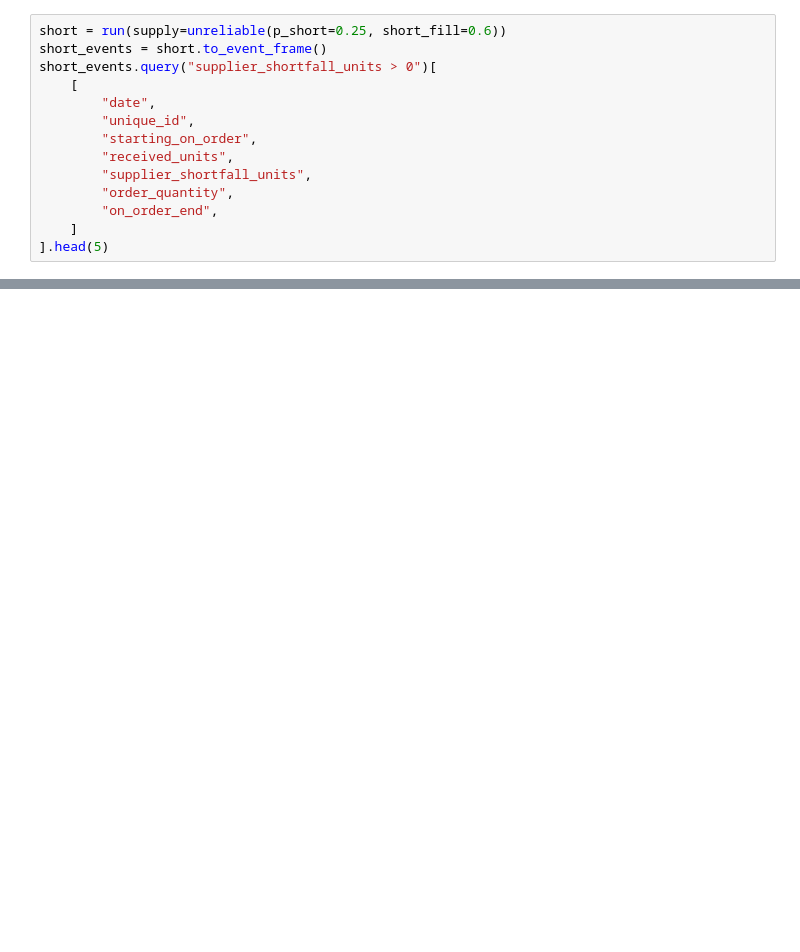
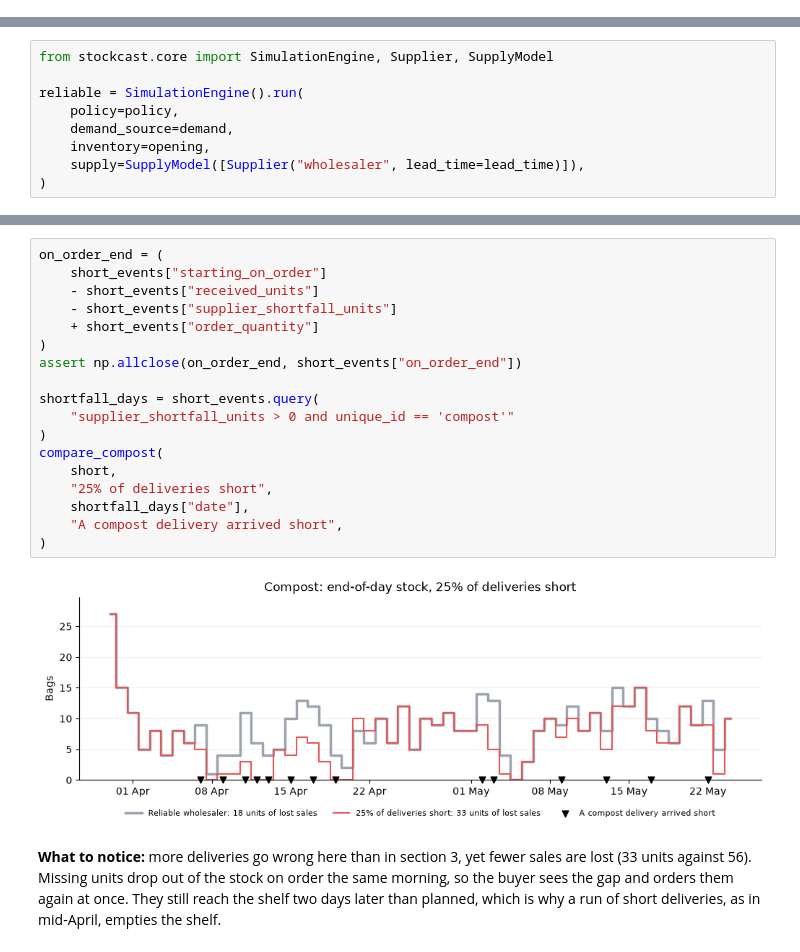
Before and after one commit to FilTheo/stockcast, a Jupyter notebook: examples/notebooks/05f_unreliable_supplier.ipynb, the cells around one changed output, grey strips where cells are left out. Cells and saved outputs as stored; diff of their text form; blank space fills up the shorter version.

Commit message:
Notebook 05f: explicit engine calls, a plot per supplier problem, no warm-up, no duplicate API comparison or expedite section
Co-Authored-By: Claude Opus 5.5 <noreply@anthropic.com>

```diff
--- a/examples/notebooks/05f_unreliable_supplier.ipynb
+++ b/examples/notebooks/05f_unreliable_supplier.ipynb
@@ -371,14 +0,0 @@ Now lateness is off and one delivery in four arrives only 60% full. The missing
-# %%
-short = run(supply=unreliable(p_short=0.25, short_fill=0.6))
-short_events = short.to_event_frame()
-short_events.query("supplier_shortfall_units > 0")[
-    [
-        "date",
-        "unique_id",
-        "starting_on_order",
-        "received_units",
-        "supplier_shortfall_units",
-        "order_quantity",
-        "on_order_end",
-    ]
-].head(5)
@@ -769,0 +138,9 @@ Every supplier problem adds lost sales, because the target still plans for an on
+# %%
+from stockcast.core import SimulationEngine, Supplier, SupplyModel
+
+reliable = SimulationEngine().run(
+    policy=policy,
+    demand_source=demand,
+    inventory=opening,
+    supply=SupplyModel([Supplier("wholesaler", lead_time=lead_time)]),
+)
@@ -769,0 +332,22 @@ Every supplier problem adds lost sales, because the target still plans for an on
+# %%
+on_order_end = (
+    short_events["starting_on_order"]
+    - short_events["received_units"]
+    - short_events["supplier_shortfall_units"]
+    + short_events["order_quantity"]
+)
+assert np.allclose(on_order_end, short_events["on_order_end"])
+
+shortfall_days = short_events.query(
+    "supplier_shortfall_units > 0 and unique_id == 'compost'"
+)
+compare_compost(
+    short,
+    "25% of deliveries short",
+    shortfall_days["date"],
+    "A compost delivery arrived short",
+)
+# %% [output]
+[figure, added]
+# %% [markdown]
+**What to notice:** more deliveries go wrong here than in section 3, yet fewer sales are lost (33 units against 56). Missing units drop out of the stock on order the same morning, so the buyer sees the gap and orders them again at once. They still reach the shelf two days later than planned, which is why a run of short deliveries, as in mid-April, empties the shelf.
```
Also changed, not shown: parts of 79 cells of this notebook.
